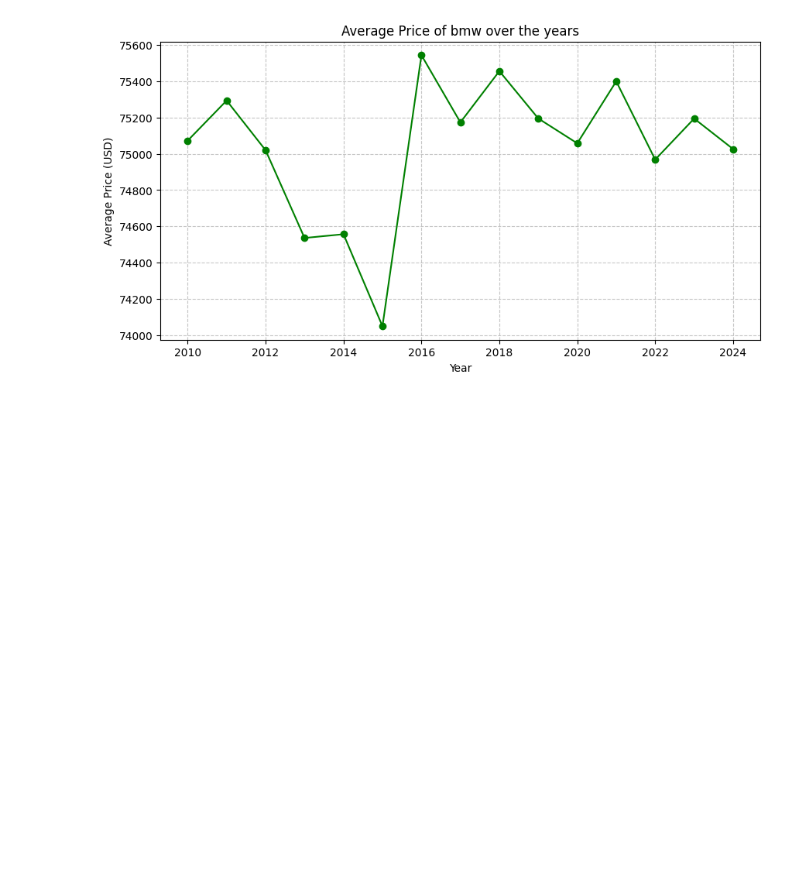
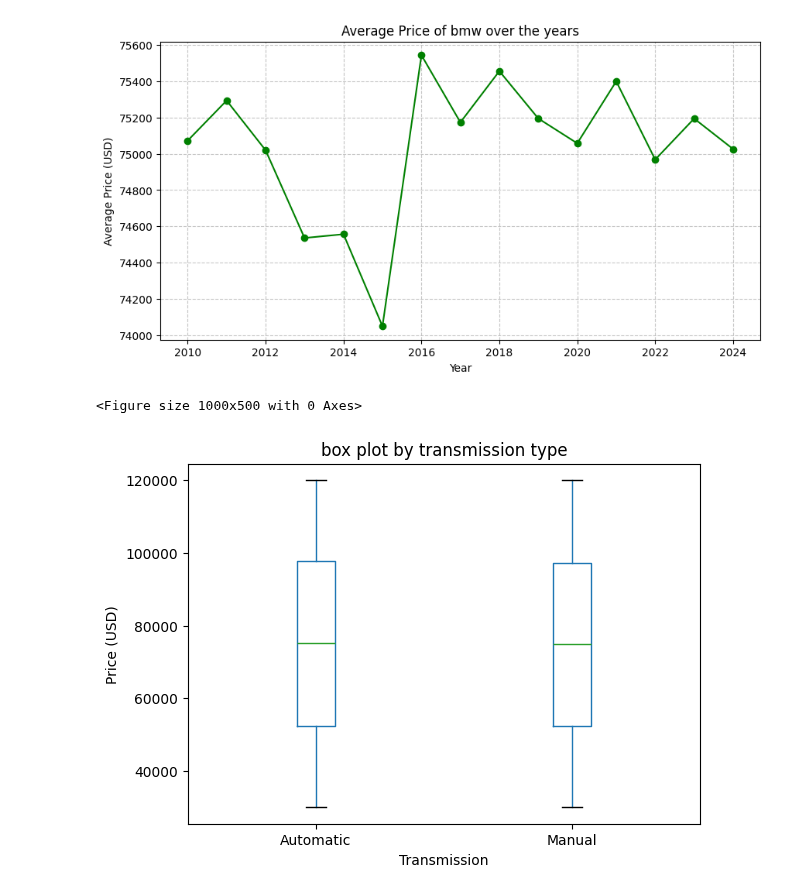
Before and after one commit to subashveda2-lgtm/Data-Science-and-analysis, a Jupyter notebook: project1.ipynb, the cells around one changed output. Cells and saved outputs as stored; diff of their text form; code cells hidden in the pictures; blank space fills up the shorter version.

```diff
--- a/project1.ipynb
+++ b/project1.ipynb
@@ -1175,3 +1175,14 @@ plt.grid(True, linestyle="--", alpha=0.7)
 plt.show()
 # %% [output]
 [figure]
+# %%
+plt.figure(figsize=(10,5))
+bmw.boxplot(column ="Price_USD", by = "Transmission", grid = False)
+plt.title("box plot by transmission type")
+plt.suptitle("") # remove the default title to avoid overlap
+plt.xlabel("Transmission")
+plt.ylabel("Price (USD)")
+plt.show()
+# %% [output]
+<Figure size 1000x500 with 0 Axes>
+[figure, added]
```
Also changed, not shown: parts of 2 cells of this notebook.
